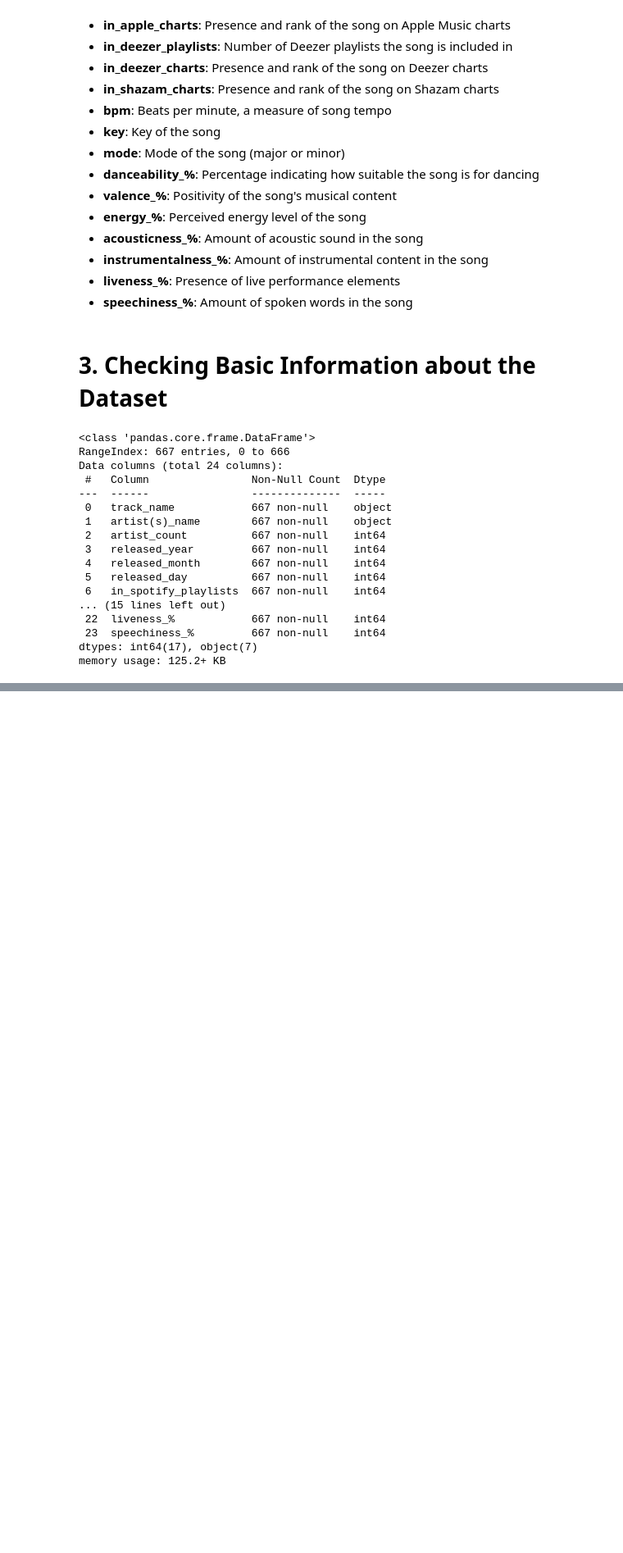
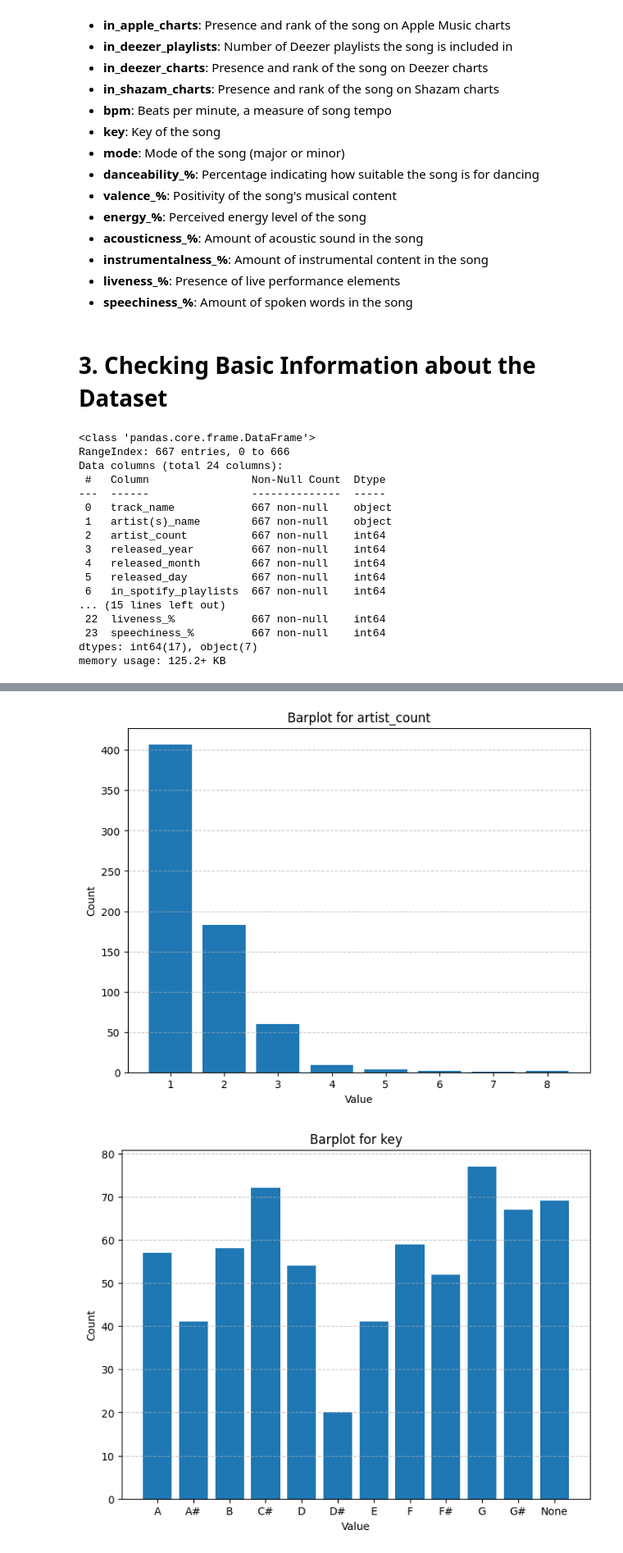
Before and after one commit to nataliachoszczyk/spotify-songs-clustering, a Jupyter notebook: EDA_KM1/EDA.ipynb, the cells around one changed output, grey strips where cells are left out. Shown at 82% size. Saved outputs shown, nothing was run; the diff lists cells and outputs as text; code cells hidden in the pictures; blank space fills up the shorter version.

```diff
--- a/EDA_KM1/EDA.ipynb
+++ b/EDA_KM1/EDA.ipynb
@@ -187,0 +379,19 @@ plt.show()
+# %%
+cols_for_barplot = list(set(categorical) - set(["artist(s)_name",'track_name']))
+cols_for_barplot.sort()
+# %%
+
+for column in cols_for_barplot:
+    plt.figure(figsize=(8, 6))
+    unique_values = sorted(spotify_df[column].unique())
+    counts = [spotify_df[column].value_counts()[val] for val in unique_values]
+    plt.bar(unique_values,counts)
+    plt.title(f'Barplot for {column}')
+    plt.xlabel('Value')
+    plt.ylabel('Count')
+    plt.grid(axis='y', linestyle='--', alpha=0.7)
+    plt.xticks(rotation=0)
+    plt.show()
+# %% [output]
+[figure, added]
+[figure, added]
```
Also changed, not shown: parts of 40 cells of this notebook.
